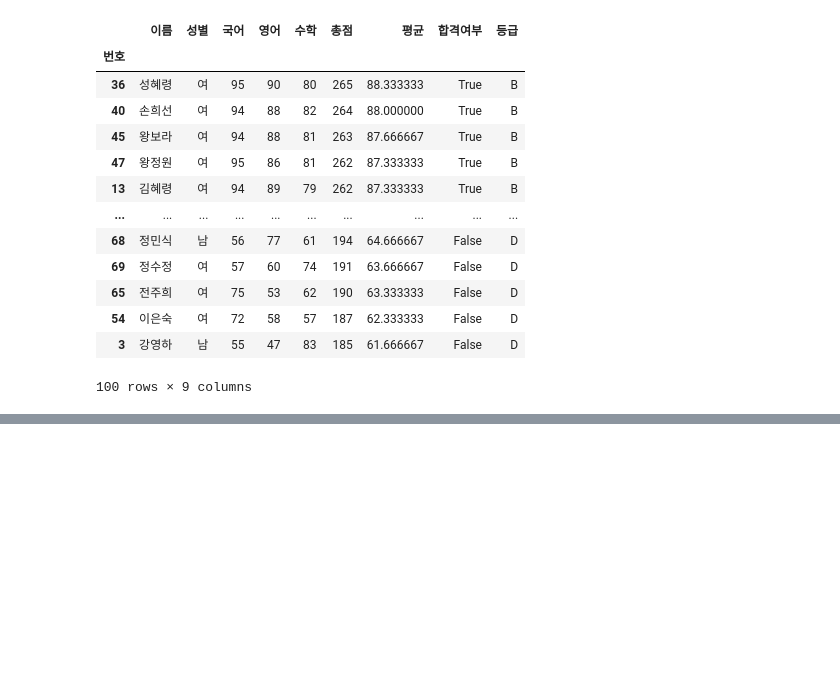
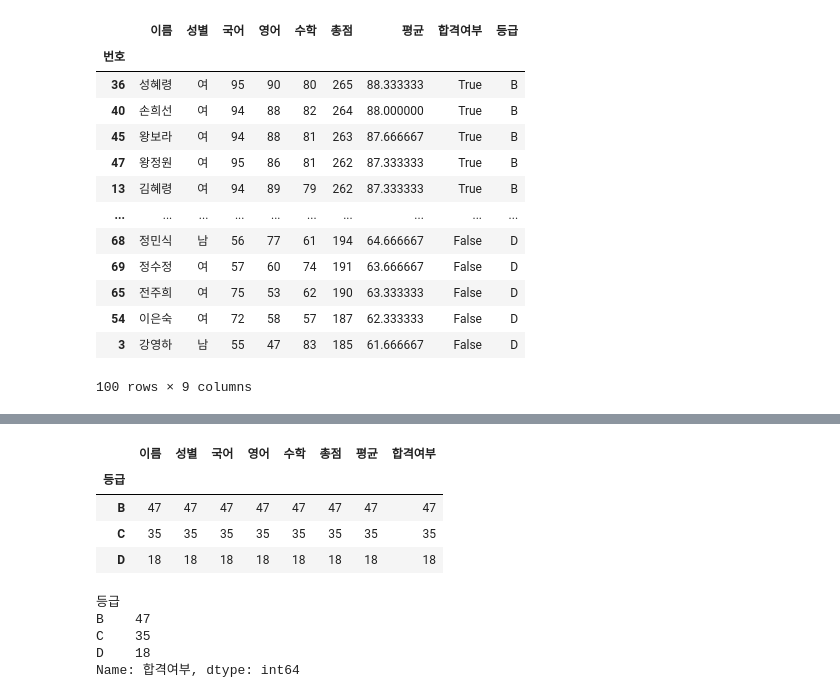
Before and after one commit to muroo123/pandas, a Jupyter notebook: pandas_section3_데이타_요약과_통계_함수와_정렬.ipynb, the cells around one changed output, grey strips where cells are left out. Drawn from its saved outputs; the diff is of its cells as text; code cells hidden in the pictures; blank space fills up the shorter version.

```diff
--- a/pandas_section3_데이타_요약과_통계_함수와_정렬.ipynb
+++ b/pandas_section3_데이타_요약과_통계_함수와_정렬.ipynb
@@ -509,0 +630,18 @@ df.sort_values(by='총점',ascending=False)
+# %%
+# 등급 그룹별 개수를 구하려고 했는데, 숫자형 데이터 컬럼이 모두 보임
+df.groupby('등급').count()
+# %% [output]
+|  | 이름 | 성별 | 국어 | 영어 | 수학 | 총점 | 평균 | 합격여부 |
+| 등급 |  |  |  |  |  |  |  |  |
+| B | 47 | 47 | 47 | 47 | 47 | 47 | 47 | 47 |
+| C | 35 | 35 | 35 | 35 | 35 | 35 | 35 | 35 |
+| D | 18 | 18 | 18 | 18 | 18 | 18 | 18 | 18 |
+# %%
+# 등급 그룹을 어느 특정 컬럼으로 대표해서 묶었을 경우, 등급 그룹별 개수를 구할수 있음
+df.groupby('등급')['합격여부'].count()
+# %% [output]
+등급
+B    47
+C    35
+D    18
+Name: 합격여부, dtype: int64
```
Also changed, not shown: parts of 20 cells of this notebook.
